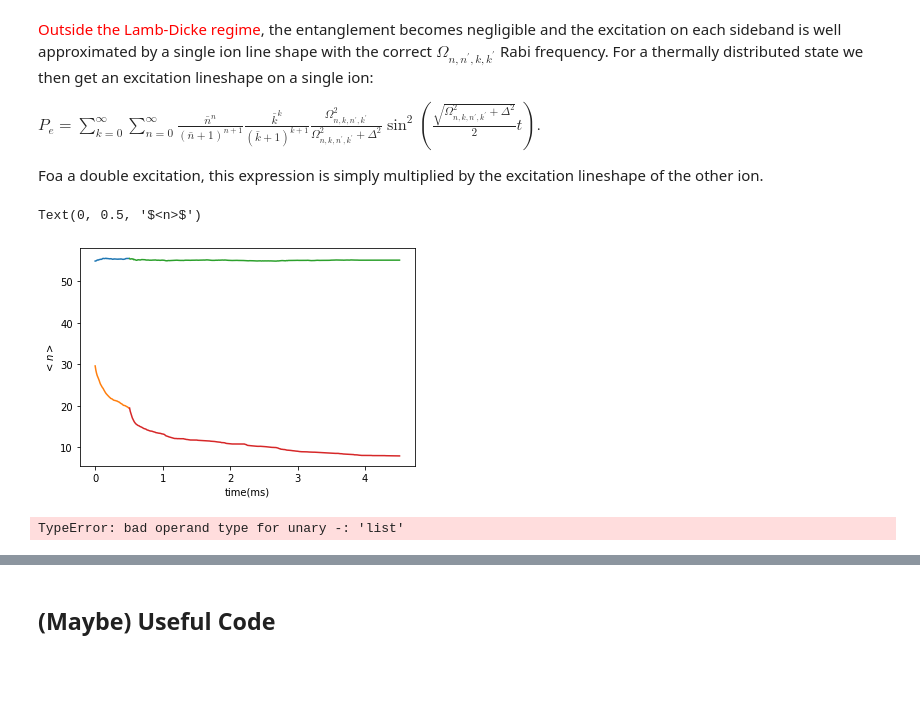
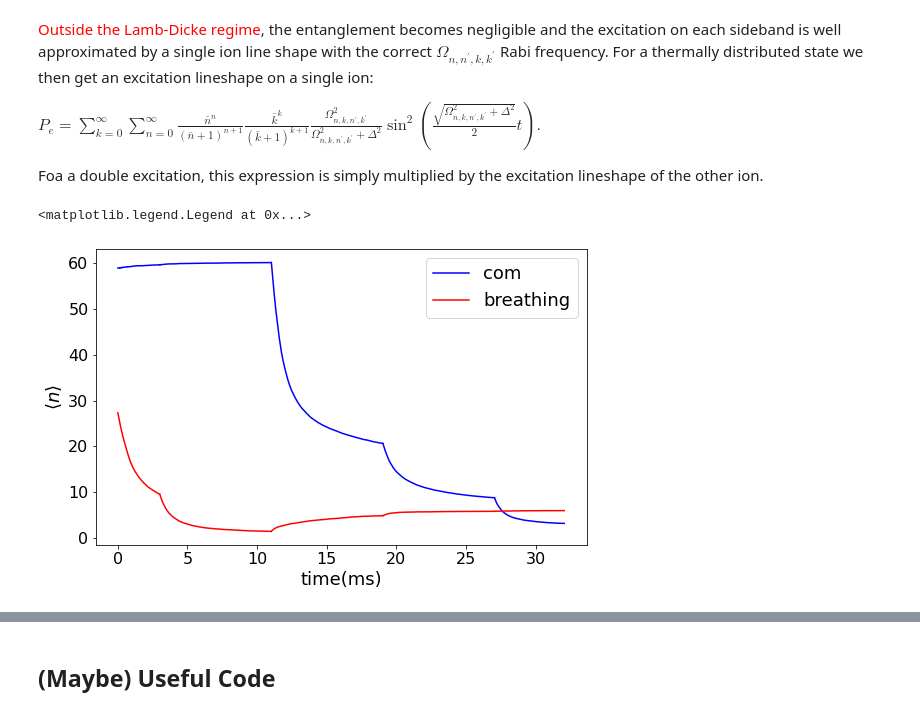
Before and after one commit to xw917/MSci-Project-, a Jupyter notebook: MSci Project - Thompson-1.ipynb, the cells around one changed output, grey strips where cells are left out. Drawn from its saved outputs; the diff is of its cells as text; code cells hidden in the pictures; blank space fills up the shorter version.

```diff
--- a/MSci Project - Thompson-1.ipynb
+++ b/MSci Project - Thompson-1.ipynb
@@ -760,28 +771,51 @@ Foa a double excitation, this expression is simply multiplied by the excitation
 # %%
 all_rabi_strength = pickle.load(open('test', 'rb'))
 #print(all_rabi_strength)
-# %%
-laser1 = pulse(N = 50)
-laser2 = pulse(N = 400, sideband = [0, -1])
-t = Trap(Ni = 2, n0 = [50, 50], M = 100, spin_motion = True)
-com, b = t.sideband_cool_sch(laser1)
-com1, b1 = t.sideband_cool_sch(laser2)
-plt.plot(np.arange(51)*1e-2, com, label = 'com')
-plt.plot(np.arange(51)*1e-2, b, label = 'breathing')
-plt.plot(np.arange(51, 50+402)*1e-2, com1, label = 'com')
-plt.plot(np.arange(51, 50+402)*1e-2, b1, label = 'breathing')
-plt.xlabel('time(ms)')
-plt.ylabel('$<n>$')
-#plt.legend()
-# %% [output]
-Text(0, 0.5, '$<n>$')
-[figure, removed]
-# %%
-laser = pulse()
-t = Trap(laser, Ni = 2, N = 1000, n0 = [60, 30], M = 1, spin_motion = False)
-com, b = t.sideband_cool_sch(laser)
-plt.plot(np.arange(1000)*1e-2, com, label = 'com')
-plt.plot(np.arange(1000)*1e-2, b, label = 'breathing')
-plt.legend()
-# %% [output]
-TypeError: bad operand type for unary -: 'list'
+# %%
+params = {
+   'axes.labelsize': 18,
+   'font.size': 18,
+   'font.family': 'sans-serif', # Optionally change the font family to sans-serif
+   'font.serif': 'Arial', # Optionally change the font to Arial
+   'legend.fontsize': 18,
+   'xtick.labelsize': 16,
+   'ytick.labelsize': 16,
+   'figure.figsize': [8.8, 8.8/1.618] # Using the golden ratio and standard column width of a journal
+}
+plt.rcParams.update(params)
+
+num = np.array([300, 800, 800, 800, 500])
+laser1 = pulse(pulse_length = 1e-5, N = num[0], sideband = [0, -2])
+laser2 = pulse(pulse_length = 1e-5, N = num[1], sideband = [0, -1])
+laser3 = pulse(pulse_length = 1e-5, N = num[2], sideband = [-3, 0])
+laser4 = pulse(pulse_length = 1e-5, N = num[3], sideband = [-2, 0])
+laser5 = pulse(pulse_length = 1e-5, N = num[4], sideband = [-1, 0])
+
+t = Trap(Ni = 2, n0 = [60, 50], M = 1000, spin_motion = True)
+
+com, b = t.sideband_cool_sch(laser1)
+plt.plot(np.arange(num[0]+1)*1e-2, com, color = 'blue', label = 'com')
+plt.plot(np.arange(num[0]+1)*1e-2, b, color = 'red',label = 'breathing')
+
+com1, b1 = t.sideband_cool_sch(laser2)
+plt.plot(np.arange(num[0]+1, sum(num[0:2])+2)*1e-2, com1, color = 'blue')
+plt.plot(np.arange(num[0]+1, sum(num[0:2])+2)*1e-2, b1, color = 'red')
+
+com2, b2 = t.sideband_cool_sch(laser3)
+plt.plot(np.arange(sum(num[0:2])+2, sum(num[0:3])+3)*1e-2, com2, color = 'blue')
+plt.plot(np.arange(sum(num[0:2])+2, sum(num[0:3])+3)*1e-2, b2, color = 'red')
+
+com3, b3 = t.sideband_cool_sch(laser4)
+plt.plot(np.arange(sum(num[0:3])+3, sum(num[0:4])+4)*1e-2, com3, color = 'blue')
+plt.plot(np.arange(sum(num[0:3])+3, sum(num[0:4])+4)*1e-2, b3, color = 'red')
+
+com4, b4 = t.sideband_cool_sch(laser5)
+plt.plot(np.arange(sum(num[0:4])+4, sum(num[0:5])+5)*1e-2, com4, color = 'blue')
+plt.plot(np.arange(sum(num[0:4])+4, sum(num[0:5])+5)*1e-2, b4, color = 'red')
+
+plt.xlabel('time(ms)')
+plt.ylabel(r'$\langle n \rangle$')
+plt.legend()
+# %% [output]
+<matplotlib.legend.Legend at 0x...>
+[figure, added]
```
Also changed, not shown: parts of 7 cells of this notebook, 4 other files.
